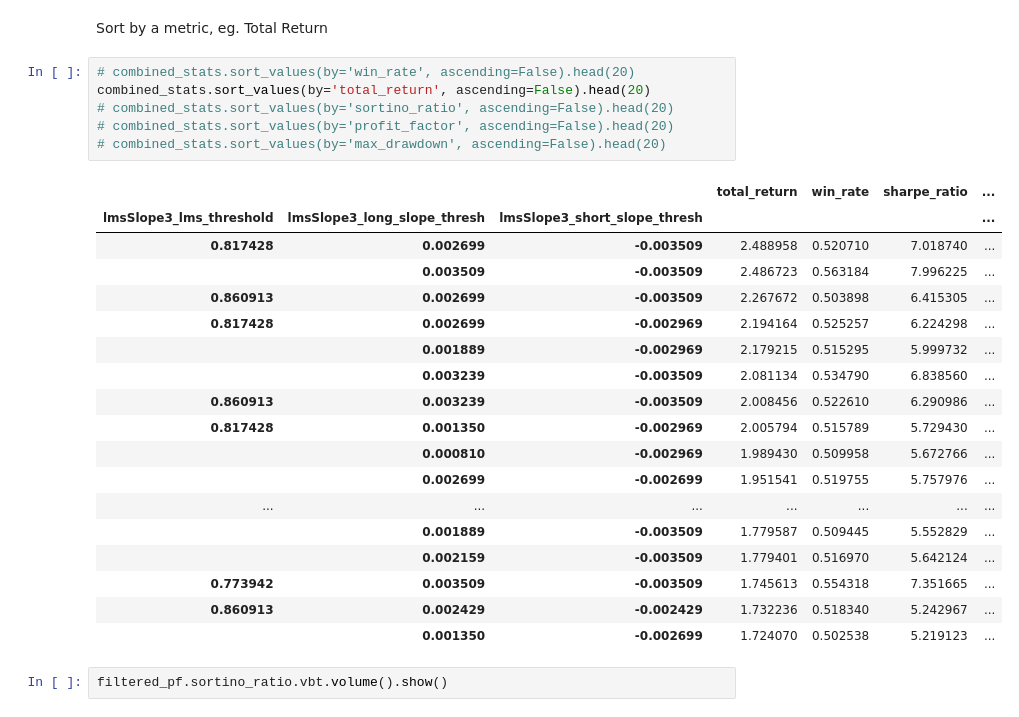
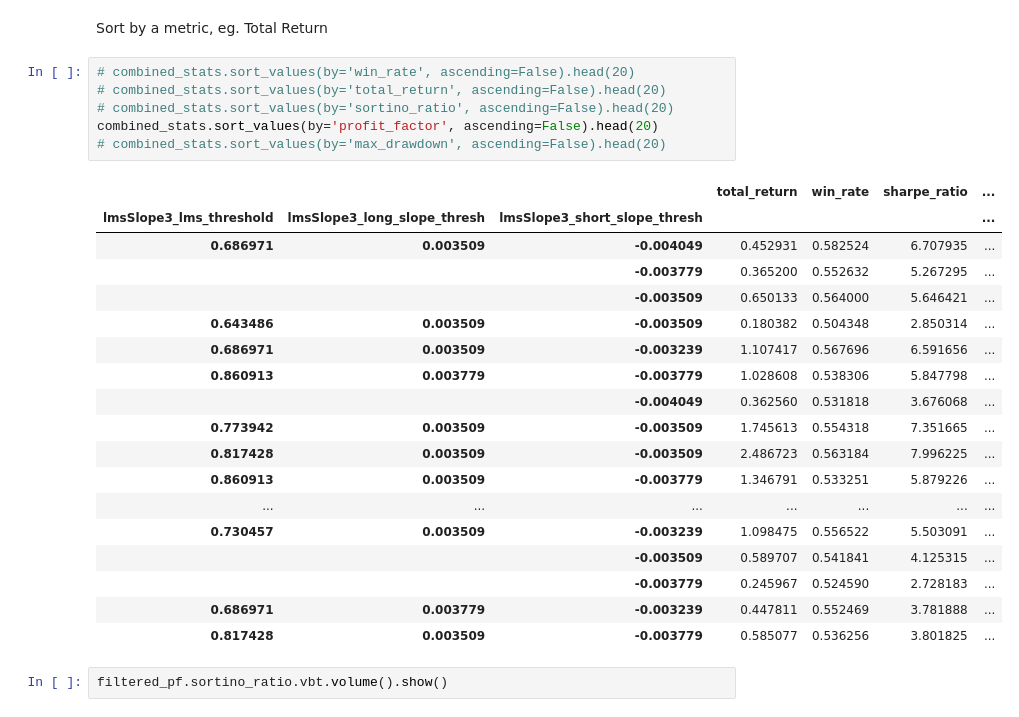
Before and after one commit to eervin123/sigma, a Jupyter notebook: lstm_backtest/lstm_analysis_minimal_eric.ipynb, the cells around one changed output. Saved outputs shown, nothing was run; the diff lists cells and outputs as text.

```diff
--- a/lstm_backtest/lstm_analysis_minimal_eric.ipynb
+++ b/lstm_backtest/lstm_analysis_minimal_eric.ipynb
@@ -253,29 +253,29 @@ combined_stats
 Sort by a metric, eg. Total Return
 # %%
 # combined_stats.sort_values(by='win_rate', ascending=False).head(20)
-combined_stats.sort_values(by='total_return', ascending=False).head(20)
+# combined_stats.sort_values(by='total_return', ascending=False).head(20)
 # combined_stats.sort_values(by='sortino_ratio', ascending=False).head(20)
-# combined_stats.sort_values(by='profit_factor', ascending=False).head(20)
+combined_stats.sort_values(by='profit_factor', ascending=False).head(20)
 # combined_stats.sort_values(by='max_drawdown', ascending=False).head(20)
 # %% [output]
 |  |  |  | total_return | win_rate | sharpe_ratio | ... |
 | lmsSlope3_lms_threshold | lmsSlope3_long_slope_thresh | lmsSlope3_short_slope_thresh |  |  |  | ... |
-| 0.817428 | 0.002699 | -0.003509 | 2.488958 | 0.520710 | 7.018740 | ... |
-|  | 0.003509 | -0.003509 | 2.486723 | 0.563184 | 7.996225 | ... |
-| 0.860913 | 0.002699 | -0.003509 | 2.267672 | 0.503898 | 6.415305 | ... |
-| 0.817428 | 0.002699 | -0.002969 | 2.194164 | 0.525257 | 6.224298 | ... |
-|  | 0.001889 | -0.002969 | 2.179215 | 0.515295 | 5.999732 | ... |
-|  | 0.003239 | -0.003509 | 2.081134 | 0.534790 | 6.838560 | ... |
-| 0.860913 | 0.003239 | -0.003509 | 2.008456 | 0.522610 | 6.290986 | ... |
-| 0.817428 | 0.001350 | -0.002969 | 2.005794 | 0.515789 | 5.729430 | ... |
-|  | 0.000810 | -0.002969 | 1.989430 | 0.509958 | 5.672766 | ... |
-|  | 0.002699 | -0.002699 | 1.951541 | 0.519755 | 5.757976 | ... |
+| 0.686971 | 0.003509 | -0.004049 | 0.452931 | 0.582524 | 6.707935 | ... |
+|  |  | -0.003779 | 0.365200 | 0.552632 | 5.267295 | ... |
+|  |  | -0.003509 | 0.650133 | 0.564000 | 5.646421 | ... |
+| 0.643486 | 0.003509 | -0.003509 | 0.180382 | 0.504348 | 2.850314 | ... |
+| 0.686971 | 0.003509 | -0.003239 | 1.107417 | 0.567696 | 6.591656 | ... |
+| 0.860913 | 0.003779 | -0.003779 | 1.028608 | 0.538306 | 5.847798 | ... |
+|  |  | -0.004049 | 0.362560 | 0.531818 | 3.676068 | ... |
+| 0.773942 | 0.003509 | -0.003509 | 1.745613 | 0.554318 | 7.351665 | ... |
+| 0.817428 | 0.003509 | -0.003509 | 2.486723 | 0.563184 | 7.996225 | ... |
+| 0.860913 | 0.003509 | -0.003779 | 1.346791 | 0.533251 | 5.879226 | ... |
 | ... | ... | ... | ... | ... | ... | ... |
-|  | 0.001889 | -0.003509 | 1.779587 | 0.509445 | 5.552829 | ... |
-|  | 0.002159 | -0.003509 | 1.779401 | 0.516970 | 5.642124 | ... |
-| 0.773942 | 0.003509 | -0.003509 | 1.745613 | 0.554318 | 7.351665 | ... |
-| 0.860913 | 0.002429 | -0.002429 | 1.732236 | 0.518340 | 5.242967 | ... |
-|  | 0.001350 | -0.002699 | 1.724070 | 0.502538 | 5.219123 | ... |
+| 0.730457 | 0.003509 | -0.003239 | 1.098475 | 0.556522 | 5.503091 | ... |
+|  |  | -0.003509 | 0.589707 | 0.541841 | 4.125315 | ... |
+|  |  | -0.003779 | 0.245967 | 0.524590 | 2.728183 | ... |
+| 0.686971 | 0.003779 | -0.003239 | 0.447811 | 0.552469 | 3.781888 | ... |
+| 0.817428 | 0.003509 | -0.003779 | 0.585077 | 0.536256 | 3.801825 | ... |
 # %%
 filtered_pf.sortino_ratio.vbt.volume().show()
 # %% [markdown]
```
